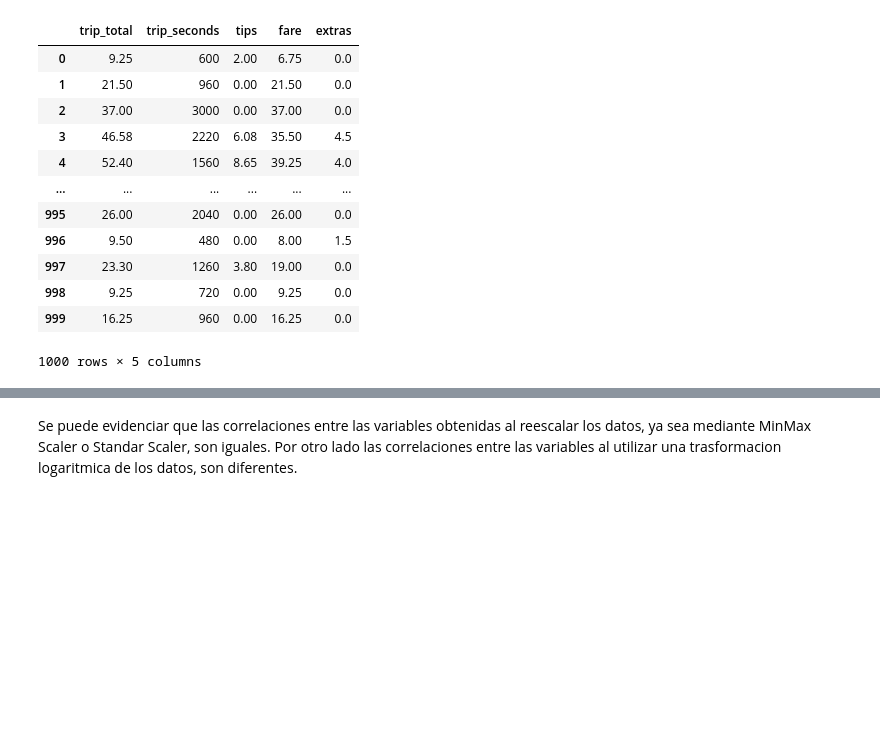
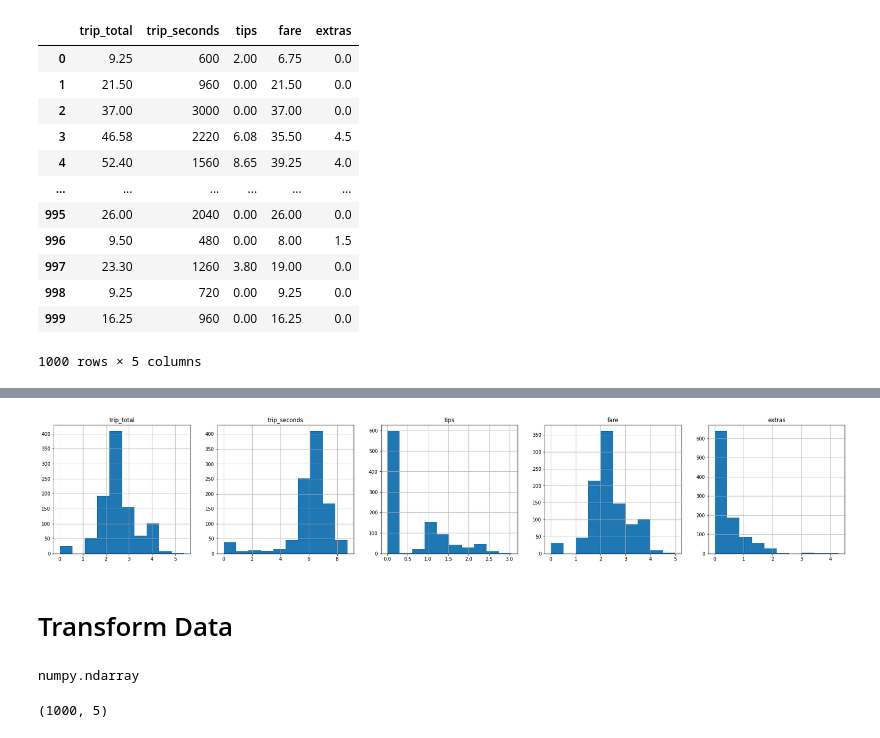
Before and after one commit to leosanron/Machine_Learning, a Jupyter notebook: notebook/10 Dim_Reduction.ipynb, the cells around one changed output, grey strips where cells are left out. Drawn from its saved outputs; the diff is of its cells as text; code cells hidden in the pictures; blank space fills up the shorter version.

```diff
--- a/notebook/10 Dim_Reduction.ipynb
+++ b/notebook/10 Dim_Reduction.ipynb
@@ -173,3 +75,0 @@ log_num_df.corr()
-# %%
-cols = ['trip_total', 'trip_seconds', 'tips', 'fare', 'extras']
-sns.pairplot(data=num_df[cols])
@@ -250,6 +75,0 @@ PRIMER PUNTO: GRAFICAR HISTOGRAMA Y GRAFICO DE CAJAS PARA TODAS LAS VARIBALES
-# %%
-variables = ['trip_seconds','trip_miles','fare','tips','extras','trip_total'] ##,num_df['tips'],num_df['extras']
-for i in variables:
-    fig, ax = plt.subplots(ncols =2, nrows=1,figsize=(10,5))
-    num_df[i].plot(kind='hist',bins=50, ax=ax[0])
-    num_df[i].plot(kind='box')
@@ -263,12 +75,0 @@ for i in variables:
-# %%
-count = 0
-for i in variables:
-    f, (ax_box, ax_hist) = plt.subplots(2, sharex=True, gridspec_kw={"height_ratios": (.15, .85)})
-    sns.boxplot(num_df[i], ax=ax_box)
-    sns.histplot(data=num_df, x= i , bins=30, ax=ax_hist)
-    ax_box.set(xlabel='')
-    subtitle = variables[count] + " from Chicago taxi trips"
-    plt.suptitle(subtitle)
-    ax_hist.grid()
-    count=count + 1
-#plot_path = os.path.join(project_dir, 'reports', 'plots', subtitle )
@@ -289,11 +75,0 @@ variables2
-# %%
-count = 0
-for i in variables2:
-    X = 'trip_seconds'
-    Y =  variables2[count]
-    num_df.plot(kind='scatter', x= X, y=Y, alpha=0.3)
-    plt.xlim(0,1500)
-    plt.ylim(0,10)
-    corr = num_df [[X,Y]].corr() #solo analisamos la correlacion lineal
-    display(corr)
-    count = count + 1
@@ -470,2 +76,13 @@ sns.heatmap(corr, cmap = 'Reds', annot = True,ax=ax[3])
-# %% [markdown]
-Se puede evidenciar que las correlaciones entre las variables obtenidas al reescalar los datos, ya sea mediante MinMax Scaler o Standar Scaler, son iguales. Por otro lado las correlaciones entre las variables al utilizar una trasformacion logaritmica de los datos, son diferentes.
+# %%
+fig, ax = plt.subplots(ncols=5, nrows=1, figsize=(30, 5))
+
+log_data = pd.DataFrame(columns=cols)
+for i, col in enumerate(num_df[cols] ):
+    np.log(num_df[col] + 1).hist(ax=ax[i])
+    ax[i].set_title(col)
+
+    log_data[col] = np.log(num_df[col] + 1)
+# %% [output]
+[figure, added]
+# %% [markdown]
+# Transform Data
@@ -471,0 +91,4 @@ Se puede evidenciar que las correlaciones entre las variables obtenidas al reesc
+# %%
+type(X)
+# %% [output]
+numpy.ndarray
@@ -471,0 +99,4 @@ Se puede evidenciar que las correlaciones entre las variables obtenidas al reesc
+# %%
+X_std.shape #1000 filas y 5 columnas
+# %% [output]
+(1000, 5)
```
Also changed, not shown: parts of 87 cells of this notebook.
